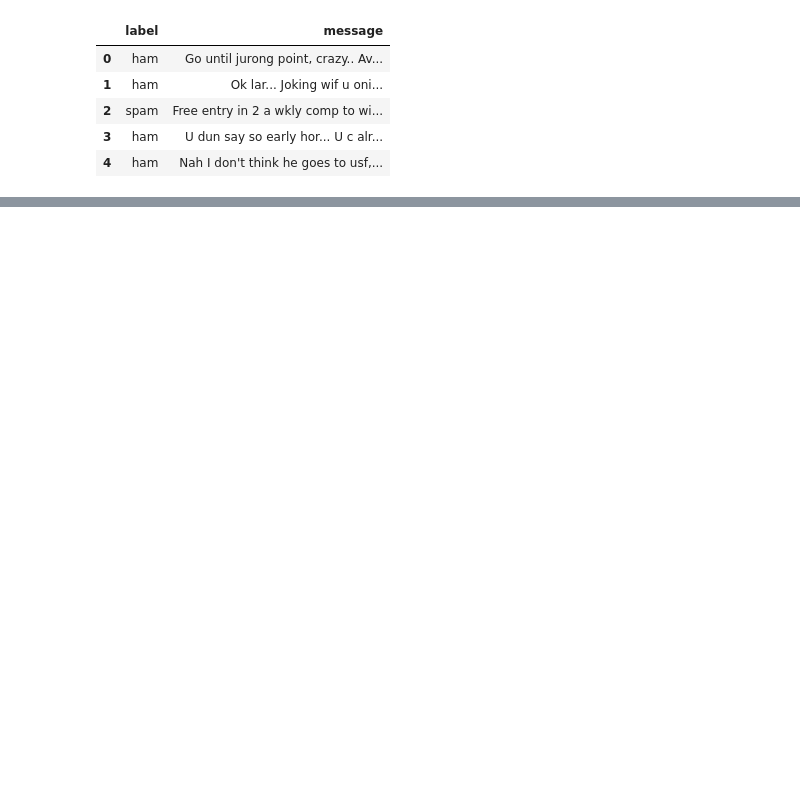
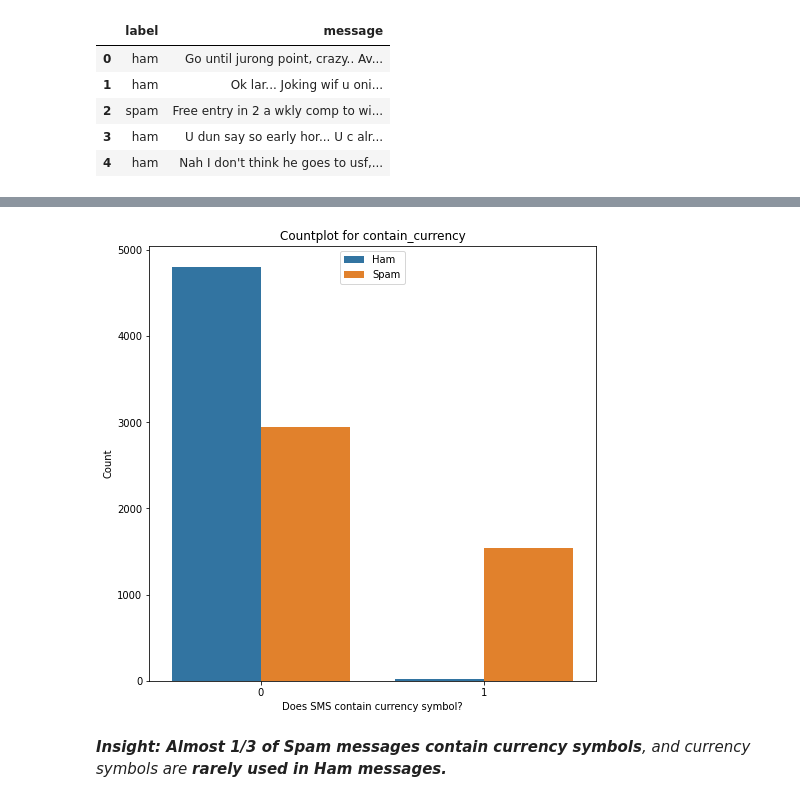
Before and after one commit to anujvyas/Natural-Language-Processing-Projects, a Jupyter notebook: Spam SMS Classification/Spam SMS Classication.ipynb, the cells around one changed output, grey strips where cells are left out. Drawn from its saved outputs; the diff is of its cells as text; code cells hidden in the pictures; blank space fills up the shorter version.

```diff
--- a/Spam SMS Classification/Spam SMS Classication.ipynb
+++ b/Spam SMS Classification/Spam SMS Classication.ipynb
@@ -233,0 +163,10 @@ This is a SPAM message!
+# %%
+# Creating feature contains_currency_symbol
+def currency(x):
+  currency_symbols = ['€', '$', '¥', '£', '₹']
+  for i in currency_symbols:
+    if i in x:
+      return 1
+  return 0
+
+df['contains_currency_symbol'] = df['message'].apply(currency)
@@ -233,0 +182,12 @@ This is a SPAM message!
+# %%
+# Countplot for contains_currency_symbol
+plt.figure(figsize=(8,8))
+g = sns.countplot(x='contains_currency_symbol', data=df, hue='label')
+p = plt.title('Countplot for contain_currency')
+p = plt.xlabel('Does SMS contain currency symbol?')
+p = plt.ylabel('Count')
+p = plt.legend(labels=['Ham', 'Spam'], loc=9)
+# %% [output]
+[figure, added]
+# %% [markdown]
+_**Insight: Almost 1/3 of Spam messages contain currency symbols**, and currency symbols are **rarely used in Ham messages.**_
```
Also changed, not shown: parts of 76 cells of this notebook.
